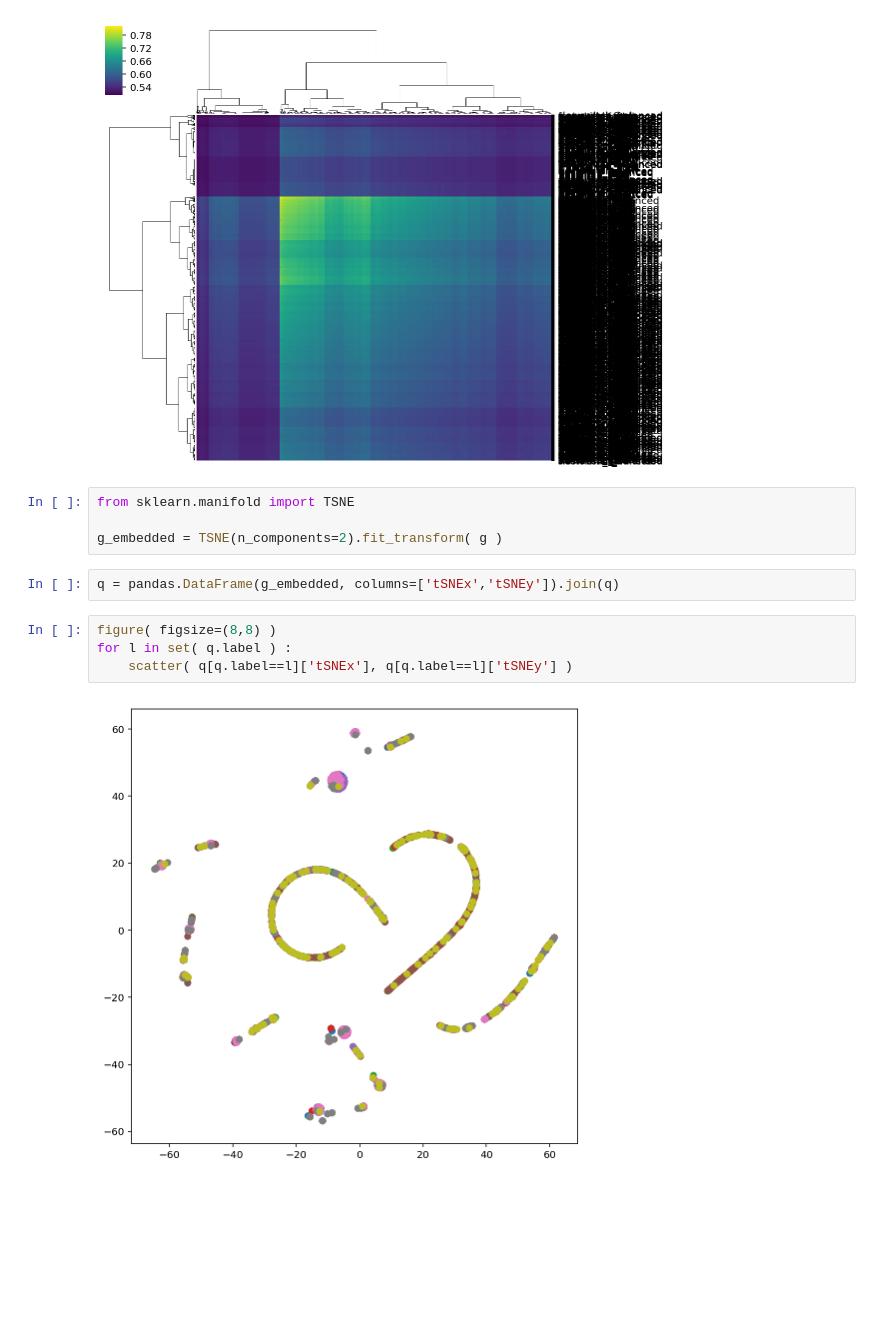
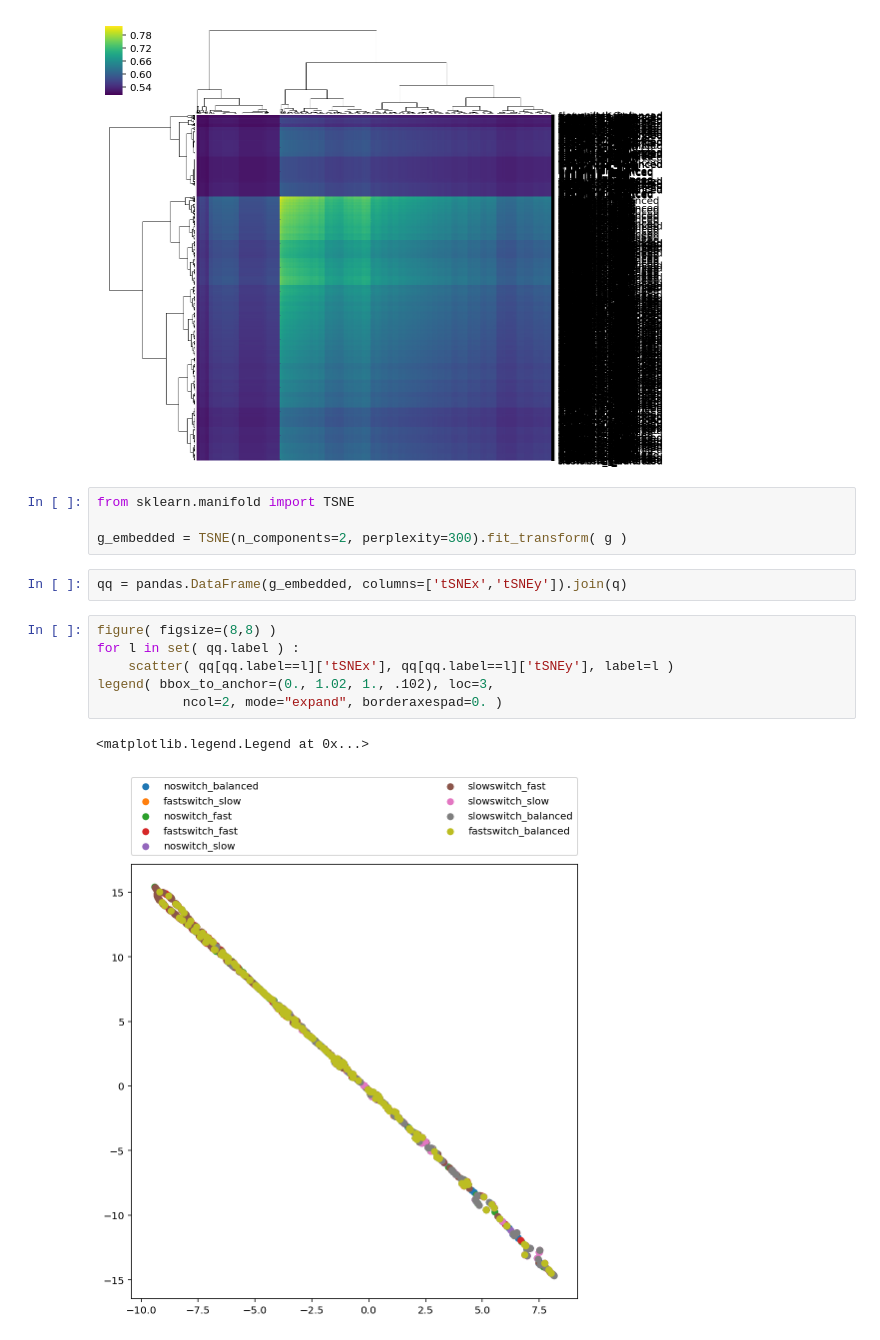
Before and after one commit to ryneches/ManyTrees, a Jupyter notebook: ManyTrees.ipynb, the cells around one changed output. Cells and saved outputs as stored; diff of their text form; blank space fills up the shorter version.

```diff
--- a/ManyTrees.ipynb
+++ b/ManyTrees.ipynb
@@ -162,12 +162,15 @@ seaborn.clustermap( g, cmap='viridis', method='weighted', metric='braycurtis',
 # %%
 from sklearn.manifold import TSNE
 
-g_embedded = TSNE(n_components=2).fit_transform( g )
+g_embedded = TSNE(n_components=2, perplexity=300).fit_transform( g )
 # %%
-q = pandas.DataFrame(g_embedded, columns=['tSNEx','tSNEy']).join(q)
+qq = pandas.DataFrame(g_embedded, columns=['tSNEx','tSNEy']).join(q)
 # %%
 figure( figsize=(8,8) )
-for l in set( q.label ) :
-    scatter( q[q.label==l]['tSNEx'], q[q.label==l]['tSNEy'] )
+for l in set( qq.label ) :
+    scatter( qq[qq.label==l]['tSNEx'], qq[qq.label==l]['tSNEy'], label=l )
+legend( bbox_to_anchor=(0., 1.02, 1., .102), loc=3,
+           ncol=2, mode="expand", borderaxespad=0. )
 # %% [output]
+<matplotlib.legend.Legend at 0x...>
-[figure, old version]
+[figure, new version]
```
Also changed, not shown: parts of 3 cells of this notebook.
